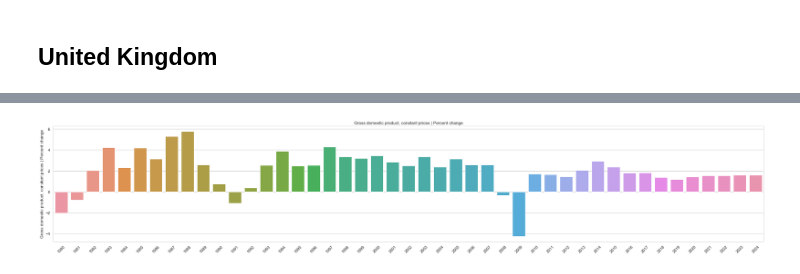
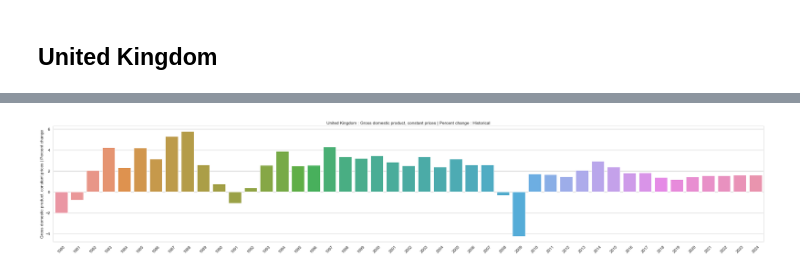
Before and after one commit to sraktale/pygn, a Jupyter notebook: scratch/sraktale/imf_gdp_analytics.ipynb, the cells around one changed output, grey strips where cells are left out. Saved outputs shown, nothing was run; the diff lists cells and outputs as text; code cells hidden in the pictures.

```diff
--- a/scratch/sraktale/imf_gdp_analytics.ipynb
+++ b/scratch/sraktale/imf_gdp_analytics.ipynb
@@ -135,7 +135,7 @@ df_uk_plot[descriptor + ' | ' + units] = df_uk_plot[descriptor + ' | ' + units].
 # %%
 f, ax = plt.subplots(figsize=(36, 6));
 plt.xticks(rotation=45)
-plt.title(descriptor + ' | ' + units)
+plt.title('United Kingdom : ' + descriptor + ' | ' + units + ' : Historical')
 ax = sns.barplot(x=df_uk_plot.index.values, y='Gross domestic product, constant prices | Percent change', data=df_uk_plot)
 # %% [output]
-[figure, old version]
+[figure, new version]
```
Also changed, not shown: parts of 1 cell of this notebook.
